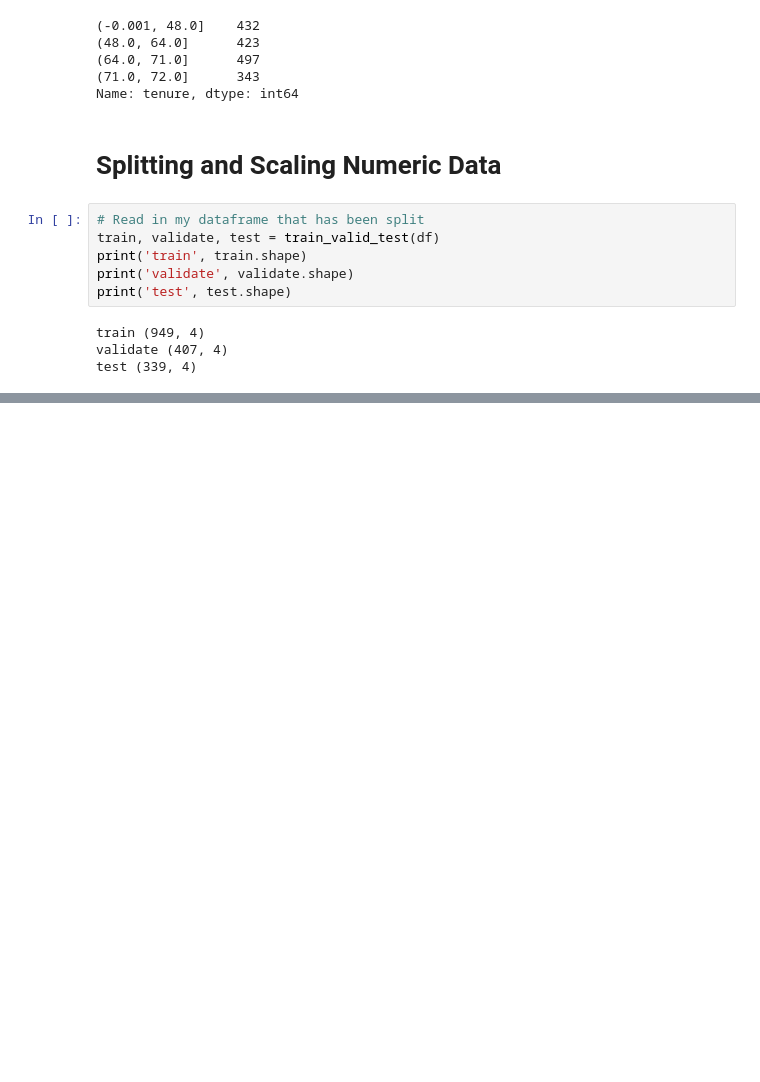
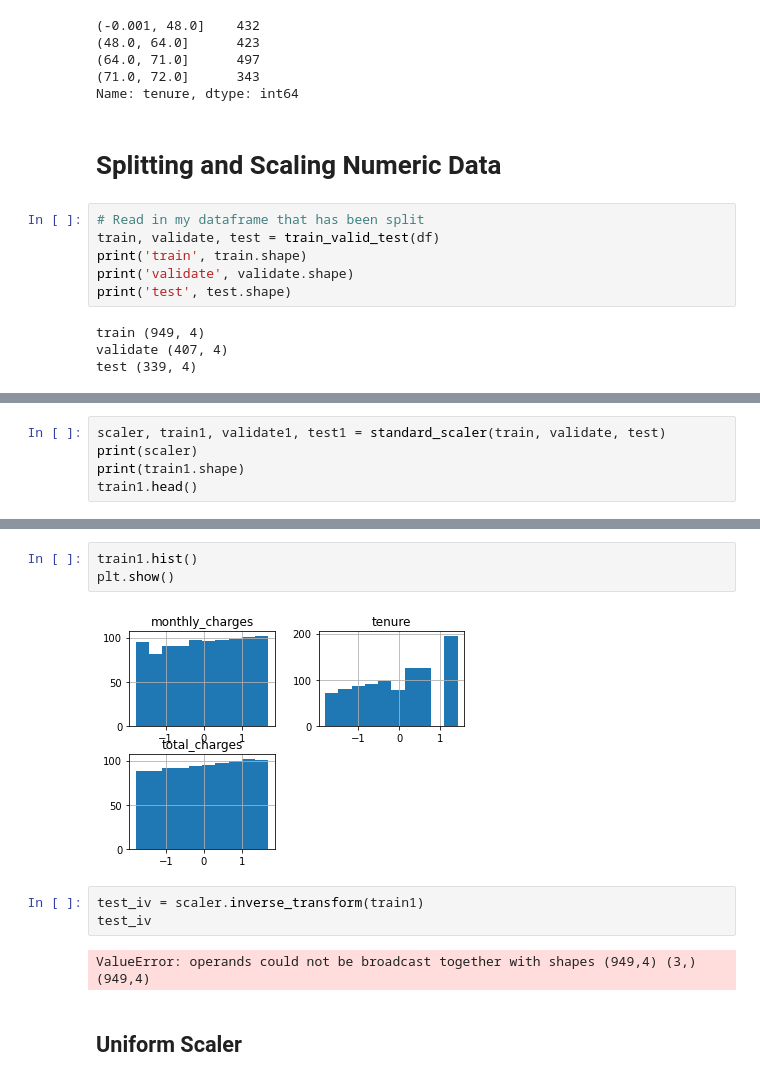
Before and after one commit to CSolitaire/regression-exercises, a Jupyter notebook: wrangle.ipynb, the cells around one changed output, grey strips where cells are left out. Cells and saved outputs as stored; diff of their text form; blank space fills up the shorter version.

Commit message:
edit code for inverse formatting

```diff
--- a/wrangle.ipynb
+++ b/wrangle.ipynb
@@ -243,0 +262,5 @@ test (339, 4)
+# %%
+scaler, train1, validate1, test1 = standard_scaler(train, validate, test)
+print(scaler)
+print(train1.shape)
+train1.head()
@@ -243,0 +276,12 @@ test (339, 4)
+# %%
+train1.hist()
+plt.show()
+# %% [output]
+[figure, added]
+# %%
+test_iv = scaler.inverse_transform(train1)
+test_iv
+# %% [output]
+ValueError: operands could not be broadcast together with shapes (949,4) (3,) (949,4)
+# %% [markdown]
+## Uniform Scaler
```
Also changed, not shown: parts of 16 cells of this notebook, 2 other files.
